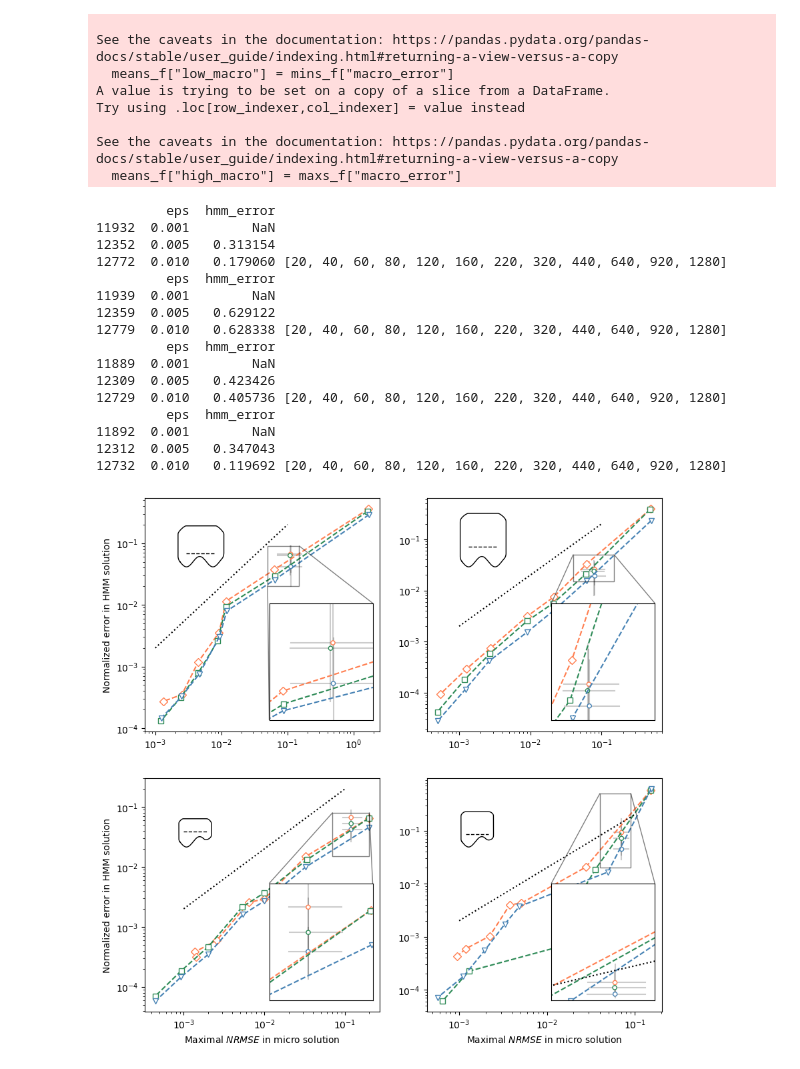
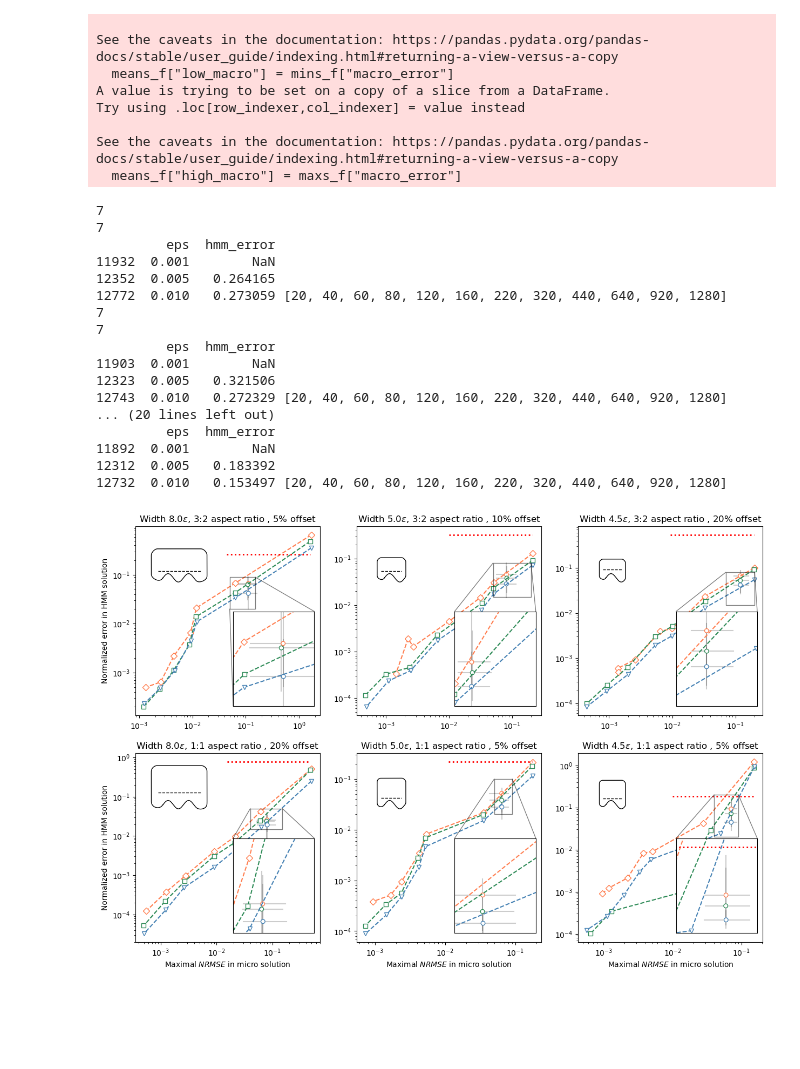
Before and after one commit to emastr/deep-micro-slip-model, a Jupyter notebook: notebooks/part30_paper_runs/epsilon_scaling/part32_HMM_visualize.ipynb, the cells around one changed output. Cells and saved outputs as stored; diff of their text form; code cells hidden in the pictures; blank space fills up the shorter version.

Commit message:
fixed coupling plot

```diff
--- a/notebooks/part30_paper_runs/epsilon_scaling/part32_HMM_visualize.ipynb
+++ b/notebooks/part30_paper_runs/epsilon_scaling/part32_HMM_visualize.ipynb
@@ -236,8 +236,8 @@ for ieit, (i, e) in enumerate(zip(i_list, e_list)):
 
             #print(f"Error for sim {i} with {m} discretisation points")
             (N, M) = u.shape
-            mask = np.linspace(0, 1, M) < eps*np.log(1/eps)
-            x_eps = 3*eps
+            #mask = np.linspace(0, 1, M) < eps*np.log(1/eps)
+            x_eps = 3.*eps
             u_deep_mask = u_deep_f.reduce_eval(x_eps, 1).eval_grid().real #u_deep[:, mask]
             u_mask = u_f.reduce_eval(x_eps, 1).eval_grid().real #u[:, mask]
             u_naive_mask = u_naive_f.reduce_eval(x_eps, 1).eval_grid().real #u_naive[:, mask]
@@ -414,14 +426,19 @@ def error_bar(ax, data, x, y, xmin, xmax, ymin, ymax, **kwargs):
 
 def plot(ax, data_deep, data_classic):
     error_bar(ax, data_deep, "micro_error", "macro_error", "low_micro", "high_micro", "low_macro", "high_macro", zorder=-1)
-    data_deep.plot(x="micro_error", y="macro_error", kind="scatter", c="white", s=20, colorbar=False, ax=ax, marker='o', edgecolor=data_deep["color"])
+    data_deep.plot(x="micro_error", y="macro_error", kind="scatter", c="white", s=30, colorbar=False, ax=ax, marker='o', edgecolor=data_deep["color"])
 
     for j, i in enumerate(i_list):
         x = data_classic[data_classic["sim_idx"] == i]["micro_error"]
         y = data_classic[data_classic["sim_idx"] == i]["macro_error"]
+        y2 = data_classic[data_classic["sim_idx"] == i]["hmm_error"]
         ax.plot(x, y, markers[j]+"--", color=colors[j], label=f"$e = {e_list[j]}$",  markerfacecolor='white')
+
+        if j == 1:
+            print(len(x))
+            ax.plot([np.sqrt(x.values[-1]*x.values[0]), x.values[0]], [y2.values[0],y2.values[0]], 'r:', label="HMM error", linewidth=2)
     ns_ref = np.logspace(-3, -1)
-    ax.plot(ns_ref, 2.*ns_ref**1., 'k:', label="O(NMSE^0.5)")
+    #ax.plot(ns_ref, 2.*ns_ref**1., 'k:', label="O(NMSE^0.5)")
 
 def add_subplot_axes(ax,rect,axisbg='w'):
     fig = plt.gcf()
@@ -447,15 +464,18 @@ def add_subplot_axes(ax,rect,axisbg='w'):
 
 configs = [(8, 0.7, 0.05),(8, 1.0, 0.2), (4.5, 0.7, 0.2), (4.5, 1.0, 0.05)]
 
-configs = [(8.0, 0.7, 0.05, 0.05, 0.15, 0.020, 0.09),\
+configs = [(8.0, 0.7, 0.05, 0.05, 0.15, 0.020, 0.09), \
+           (5.0, 0.7, 0.10, 0.05, 0.20, 0.015, 0.08), \
+           (4.5, 0.7, 0.20, 0.07, 0.20, 0.015, 0.08), \
            (8.0, 1.0, 0.20, 0.04, 0.15, 0.015, 0.05), \
-           (4.5, 0.7, 0.20, 0.07, 0.20, 0.015, 0.08), \
-           (4.5, 1.0, 0.05, 0.04, 0.09, 0.020, 0.5)]
+           (5.0, 1.0, 0.05, 0.05, 0.09, 0.020, 0.10), \
+           (4.5, 1.0, 0.05, 0.04, 0.09, 0.020, 0.20)]
 
 x1, x2, y1, y2 = 0.04, 0.16, 0.012, 0.1  # subregion of the original image
 #for it, args in enumerate(list(product(w_list, height_list, line_pos_list))[:20]):
 #for it, args in enumerate(list(product([4.5, 8], [0.7,1.0], [0.2, 0.05]))[:20]):
-plt.figure(figsize=(10, 10))
+aspect_ratio = {0.7: "3:2", 1.0: "1:1"}
+plt.figure(figsize=(15, 10))
 for it, args in enumerate(configs):
     w, h, lp, x1,x2, y1, y2 = args
 
@@ -468,7 +488,7 @@ for it, args in enumerate(configs):
     data_classic = runs_classical_less[(runs_classical_less["width"] == w) & (runs_classical_less["height"] == h) & (runs_classical_less["line_pos"] == lp)]
 
     #plt.figure(figsize=(5,4))
-    ax = plt.subplot(2, 2, it+1)
+    ax = plt.subplot(2, 3, it+1)
     #ax = plt.gca()
     #plt.title(f"Width {w}, height {h}, line pos {lp}")
     plot(ax, data_deep, data_classic)
@@ -476,11 +496,11 @@ for it, args in enumerate(configs):
     #plt.scatter(df["micro_error"], df["macro_error"], c=np.log(df["eps"]), cmap="viridis", s=10)
     ax.set_xscale("log")
     ax.set_yscale("log")
-    if it >= 2:
+    if it >= 3:
         ax.set_xlabel("Maximal $NRMSE$ in micro solution")
     else:
         ax.set_xlabel("")
-    if it % 2 == 0:
+    if it % 3 == 0:
         ax.set_ylabel("Normalized error in HMM solution")
     else:
         ax.set_ylabel("")
@@ -498,46 +518,48 @@ for it, args in enumerate(configs):
     axins.set_xlabel("")
     axins.set_ylabel("")
     axins.set_xticks([])
     axins.set_yticks([])
     ax.indicate_inset_zoom(axins, edgecolor="black")
 
 
     #print(np.unique(data_classic["num_pts"].values))
     ref_val = data_classic[data_classic["num_pts"] == 220][["eps", "hmm_error"]]
     print(ref_val, M_list)
     #plt.tight_layout()
 
+    plt.title(f"Width {w:.1f}$\\epsilon$, {aspect_ratio[h]} aspect ratio , {lp*100:.0f}% offset")
 
     subax = add_subplot_axes(ax, [0.05, 0.55, 0.4, 0.4])
     L = 9*eps
     xp = L/2
     subax.set_xlim([-L+xp,L+xp])
     subax.set_ylim([-L,L])
     #subax.axis("equal")
     subax.axis("off")
     micp.geom.plot(subax, show_rounded=False, show_hline=False, color="black", linewidth=1.)
     subax.plot([np.real(micp.geom.line_left), np.real(micp.geom.line_right)],
                     [np.imag(micp.geom.line_left), np.imag(micp.geom.line_right)], 'k--', linewidth=1.)
 
-    plt.gcf().savefig(f"{figures_dir}coupling_error_new.pdf")
+    plt.gcf().savefig(f"{figures_dir}coupling_error_new_3x2.pdf")
 # %% [output]
+7
+7
          eps  hmm_error
 11932  0.001        NaN
-12352  0.005   0.313154
-12772  0.010   0.179060 [20, 40, 60, 80, 120, 160, 220, 320, 440, 640, 920, 1280]
+12352  0.005   0.264165
+12772  0.010   0.273059 [20, 40, 60, 80, 120, 160, 220, 320, 440, 640, 920, 1280]
+7
+7
          eps  hmm_error
-11939  0.001        NaN
-12359  0.005   0.629122
-12779  0.010   0.628338 [20, 40, 60, 80, 120, 160, 220, 320, 440, 640, 920, 1280]
-         eps  hmm_error
-11889  0.001        NaN
-12309  0.005   0.423426
-12729  0.010   0.405736 [20, 40, 60, 80, 120, 160, 220, 320, 440, 640, 920, 1280]
+11903  0.001        NaN
+12323  0.005   0.321506
+12743  0.010   0.272329 [20, 40, 60, 80, 120, 160, 220, 320, 440, 640, 920, 1280]
+... (20 lines left out)
          eps  hmm_error
 11892  0.001        NaN
-12312  0.005   0.347043
-12732  0.010   0.119692 [20, 40, 60, 80, 120, 160, 220, 320, 440, 640, 920, 1280]
+12312  0.005   0.183392
+12732  0.010   0.153497 [20, 40, 60, 80, 120, 160, 220, 320, 440, 640, 920, 1280]
-[figure, old version]
+[figure, new version]
 # %%
 
 plt.figure(figsize=(7,5))
```
Also changed, not shown: parts of 3 cells of this notebook, 4 other files.
